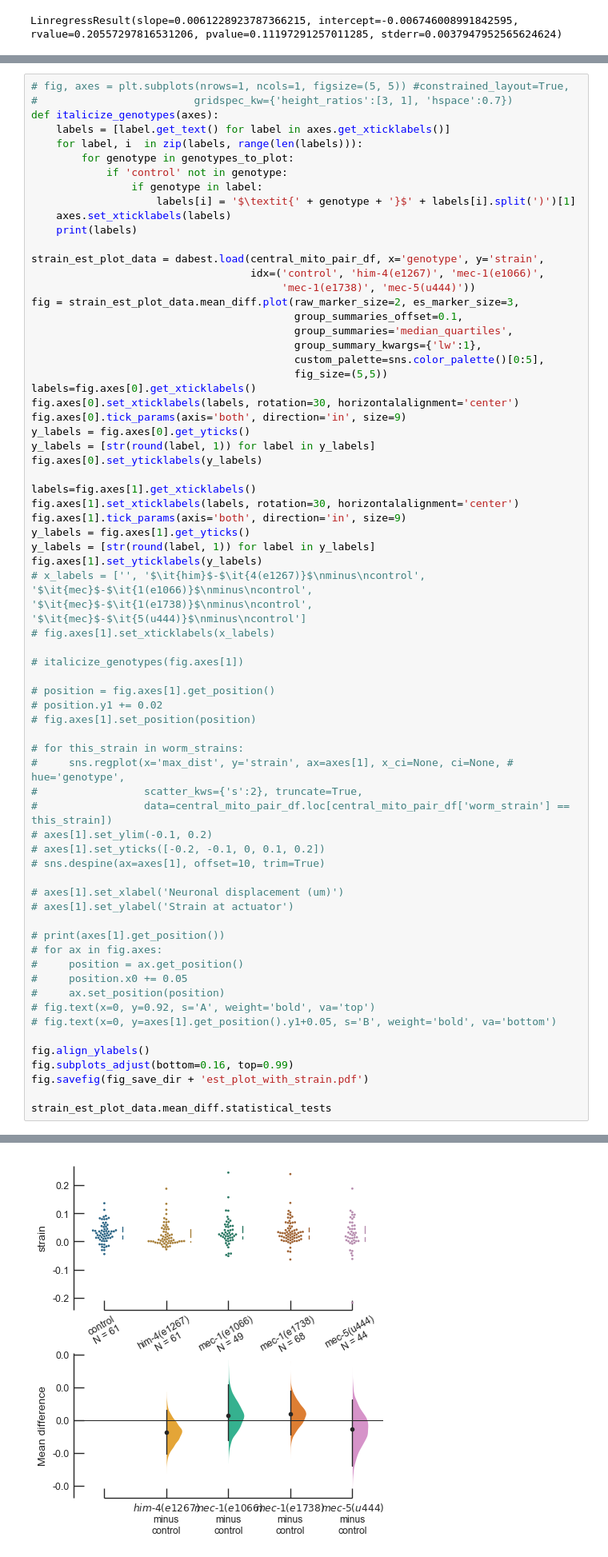
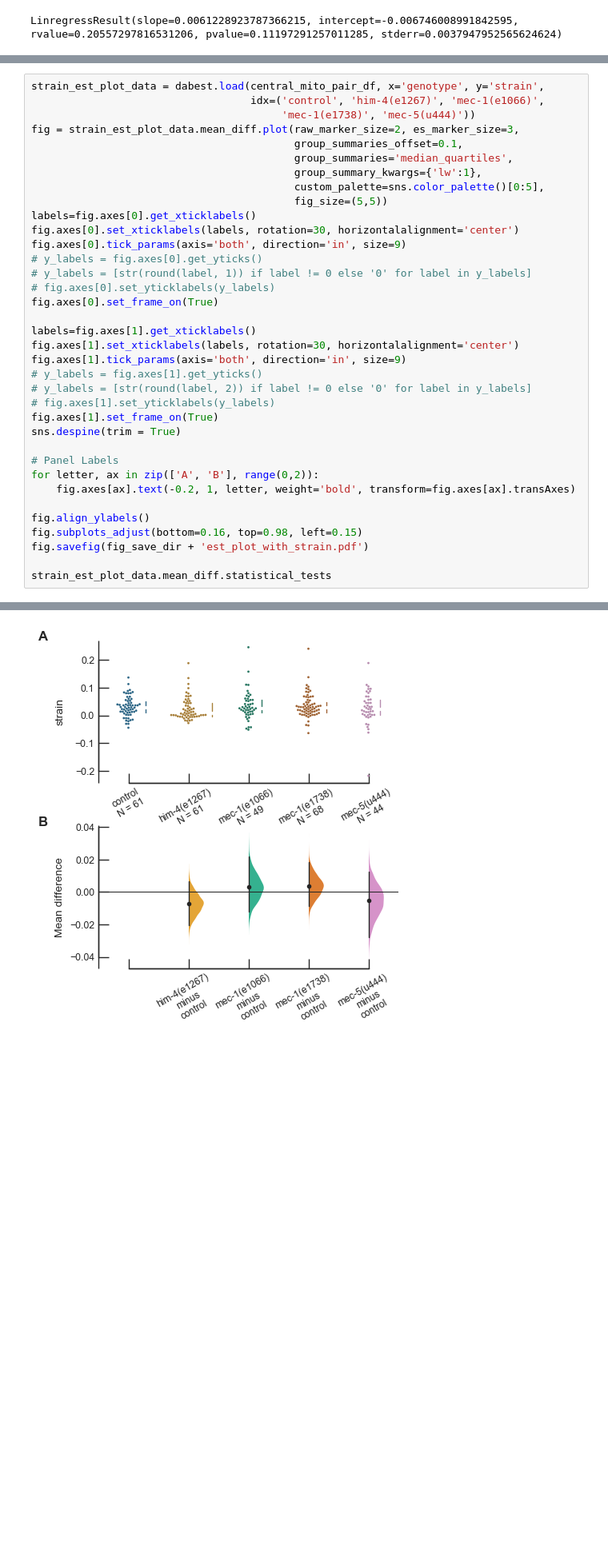
Before and after one commit to anekimken/SSN_ImageAnalysis, a Jupyter notebook: Notebooks/Displacement and Strain Plots.ipynb, the cells around one changed output, grey strips where cells are left out. Shown at 80% size. Drawn from its saved outputs; the diff is of its cells as text; blank space fills up the shorter version.

```diff
--- a/Notebooks/Displacement and Strain Plots.ipynb
+++ b/Notebooks/Displacement and Strain Plots.ipynb
@@ -1837,77 +1850,45 @@ done plotting mec-5(u444)
 
 # strain_est_plot_data.mean_diff.statistical_tests
 # %%
-# fig, axes = plt.subplots(nrows=1, ncols=1, figsize=(5, 5)) #constrained_layout=True,
-#                         gridspec_kw={'height_ratios':[3, 1], 'hspace':0.7})
-def italicize_genotypes(axes):
-    labels = [label.get_text() for label in axes.get_xticklabels()]
-    for label, i  in zip(labels, range(len(labels))):
-        for genotype in genotypes_to_plot:
-            if 'control' not in genotype:
-                if genotype in label:
-                    labels[i] = '$\textit{' + genotype + '}$' + labels[i].split(')')[1]
-    axes.set_xticklabels(labels)
-    print(labels)
-
 strain_est_plot_data = dabest.load(central_mito_pair_df, x='genotype', y='strain',
                                    idx=('control', 'him-4(e1267)', 'mec-1(e1066)',
                                         'mec-1(e1738)', 'mec-5(u444)'))
 fig = strain_est_plot_data.mean_diff.plot(raw_marker_size=2, es_marker_size=3,
                                           group_summaries_offset=0.1,
                                           group_summaries='median_quartiles',
                                           group_summary_kwargs={'lw':1},
                                           custom_palette=sns.color_palette()[0:5],
                                           fig_size=(5,5))
 labels=fig.axes[0].get_xticklabels()
 fig.axes[0].set_xticklabels(labels, rotation=30, horizontalalignment='center')
 fig.axes[0].tick_params(axis='both', direction='in', size=9)
-y_labels = fig.axes[0].get_yticks()
-y_labels = [str(round(label, 1)) for label in y_labels]
-fig.axes[0].set_yticklabels(y_labels)
+# y_labels = fig.axes[0].get_yticks()
+# y_labels = [str(round(label, 1)) if label != 0 else '0' for label in y_labels]
+# fig.axes[0].set_yticklabels(y_labels)
+fig.axes[0].set_frame_on(True)
 
 labels=fig.axes[1].get_xticklabels()
 fig.axes[1].set_xticklabels(labels, rotation=30, horizontalalignment='center')
 fig.axes[1].tick_params(axis='both', direction='in', size=9)
-y_labels = fig.axes[1].get_yticks()
-y_labels = [str(round(label, 1)) for label in y_labels]
-fig.axes[1].set_yticklabels(y_labels)
-# x_labels = ['', '$\it{him}$-$\it{4(e1267)}$\nminus\ncontrol', '$\it{mec}$-$\it{1(e1066)}$\nminus\ncontrol', '$\it{mec}$-$\it{1(e1738)}$\nminus\ncontrol', '$\it{mec}$-$\it{5(u444)}$\nminus\ncontrol']
-# fig.axes[1].set_xticklabels(x_labels)
+# y_labels = fig.axes[1].get_yticks()
+# y_labels = [str(round(label, 2)) if label != 0 else '0' for label in y_labels]
+# fig.axes[1].set_yticklabels(y_labels)
+fig.axes[1].set_frame_on(True)
+sns.despine(trim = True)
 
-# italicize_genotypes(fig.axes[1])
-
-# position = fig.axes[1].get_position()
-# position.y1 += 0.02
-# fig.axes[1].set_position(position)
-
-# for this_strain in worm_strains:
-#     sns.regplot(x='max_dist', y='strain', ax=axes[1], x_ci=None, ci=None, # hue='genotype',
-#                 scatter_kws={'s':2}, truncate=True,
-#                 data=central_mito_pair_df.loc[central_mito_pair_df['worm_strain'] == this_strain])
-# axes[1].set_ylim(-0.1, 0.2)
-# axes[1].set_yticks([-0.2, -0.1, 0, 0.1, 0.2])
-# sns.despine(ax=axes[1], offset=10, trim=True)
-
-# axes[1].set_xlabel('Neuronal displacement (um)')
-# axes[1].set_ylabel('Strain at actuator')
-
-# print(axes[1].get_position())
-# for ax in fig.axes:
-#     position = ax.get_position()
-#     position.x0 += 0.05
-#     ax.set_position(position)
-# fig.text(x=0, y=0.92, s='A', weight='bold', va='top')
-# fig.text(x=0, y=axes[1].get_position().y1+0.05, s='B', weight='bold', va='bottom')
+# Panel Labels
+for letter, ax in zip(['A', 'B'], range(0,2)):
+    fig.axes[ax].text(-0.2, 1, letter, weight='bold', transform=fig.axes[ax].transAxes)
 
 fig.align_ylabels()
-fig.subplots_adjust(bottom=0.16, top=0.99)
+fig.subplots_adjust(bottom=0.16, top=0.98, left=0.15)
 fig.savefig(fig_save_dir + 'est_plot_with_strain.pdf')
 
 strain_est_plot_data.mean_diff.statistical_tests
 # %% [output]
 |  | control | test | control_N | test_N | effect_size | is_paired | difference | ci | bca_low | bca_high | ... |
 | 0 | control | him-4(e1267) | 61 | 61 | mean difference | False | -0.007249 | 95 | -0.020254 | 0.006579 | ... |
 | 1 | control | mec-1(e1066) | 61 | 49 | mean difference | False | 0.003155 | 95 | -0.012036 | 0.021789 | ... |
 | 2 | control | mec-1(e1738) | 61 | 68 | mean difference | False | 0.003878 | 95 | -0.008884 | 0.018272 | ... |
 | 3 | control | mec-5(u444) | 61 | 44 | mean difference | False | -0.005328 | 95 | -0.027749 | 0.012594 | ... |
-[figure, old version]
+[figure, new version]
```
Also changed, not shown: parts of 8 cells of this notebook.
